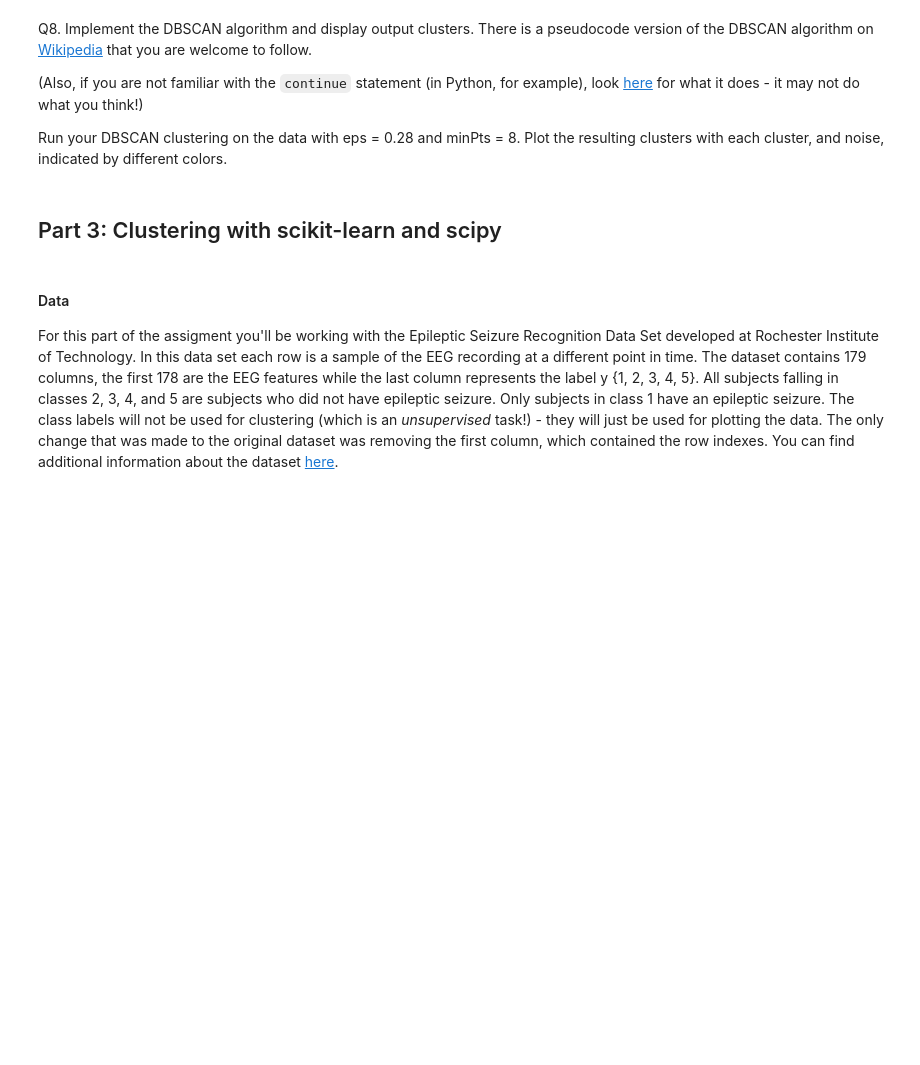
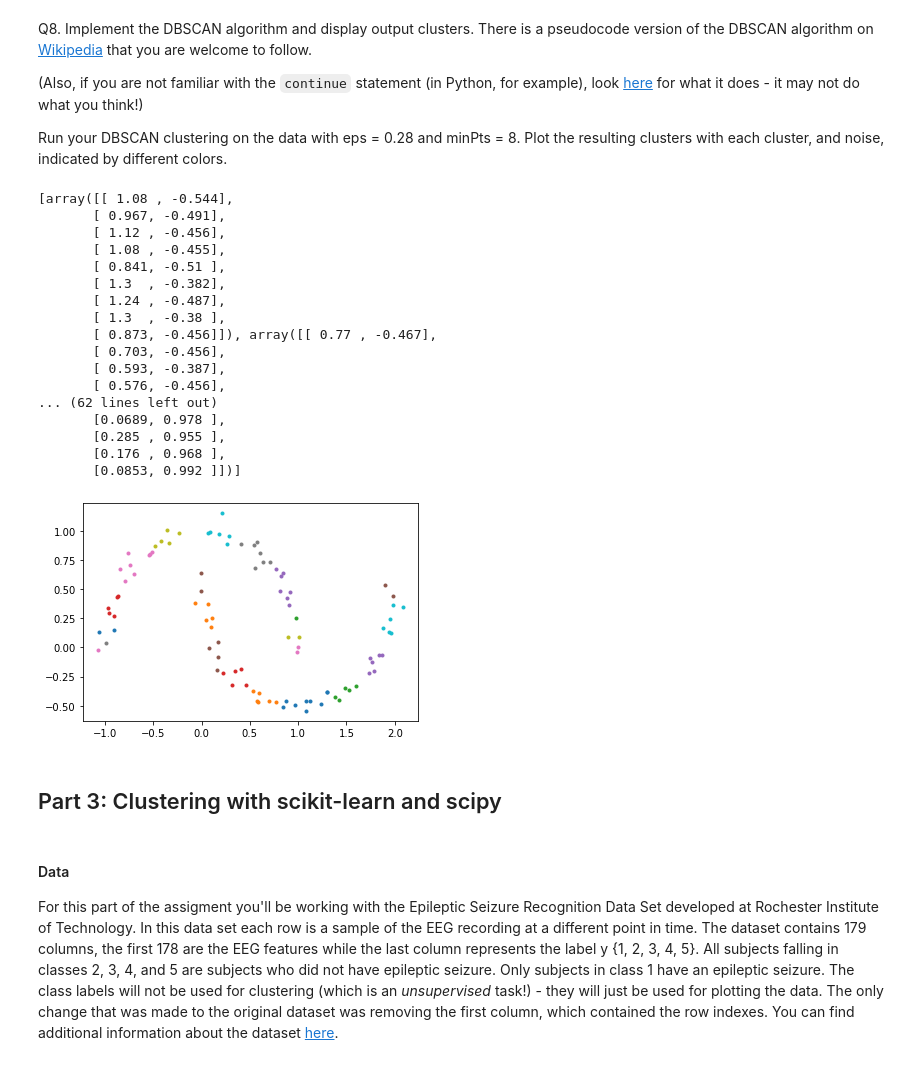
Before and after one commit to Tushar1729-k/clustering, a Jupyter notebook: HW4_Clustering.ipynb, the cells around one changed output. Saved outputs shown, nothing was run; the diff lists cells and outputs as text; code cells hidden in the pictures; blank space fills up the shorter version.

Commit message:
dbscan

```diff
--- a/HW4_Clustering.ipynb
+++ b/HW4_Clustering.ipynb
@@ -256,3 +269,79 @@ Run your DBSCAN clustering on the data with eps = 0.28 and minPts = 8. Plot the
+# %%
+# your code goes here
+labels = {}
+def dbscan(data, eps, minPts):
+  c = 0
+  for p in data:
+    if tuple(p) in labels: continue
+    n = range_query(data, p, eps)
+    if len(n) < minPts:
+      labels[tuple(p)] = 'noise'
+      continue
+    c = c + 1
+    labels[tuple(p)] = c
+    s = n.copy()
+    s.remove(tuple(p))
+    new_s = set()
+    for q in s:
+      # print(s, q)
+      if tuple(q) in labels and labels[tuple(q)] == 'noise': labels[q] = c
+      if q in labels: continue
+      labels[tuple(q)] = c
+      n = range_query(data, q, eps)
+      if len(n) >= minPts:
+        new_s.add(tuple(n))
+    new_s.update(s)
+
+def range_query(data, q, eps):
+  n = set()
+  for p in data:
+    if distance.euclidean(q, p) <= eps:
+      n.add(tuple(p))
+
+  return n
+
+dbscan(data, 0.28, 8)
+# print(labels)
+result = []
+list_of_clusters = []
+cluster = []
+firstCluster = next(iter(labels.items()))[1]
+for k, v in labels.items():
+  clusterNum = v
+  if clusterNum == firstCluster:
+    cluster.append(k)
+  else:
+    firstCluster = clusterNum
+    list_of_clusters.append(cluster)
+    cluster = []
+    cluster.append(k)
+# print(list_of_clusters)
+for cluster in list_of_clusters:
+  dataq8nd = np.array(cluster)
+  result.append(dataq8nd)
+
+print(result)
+for i in range(0, len(result)):
+  plt.scatter(result[i][:,0], result[i][:,1], marker='.')
+# %% [output]
+[array([[ 1.08 , -0.544],
+       [ 0.967, -0.491],
+       [ 1.12 , -0.456],
+       [ 1.08 , -0.455],
+       [ 0.841, -0.51 ],
+       [ 1.3  , -0.382],
+       [ 1.24 , -0.487],
+       [ 1.3  , -0.38 ],
+       [ 0.873, -0.456]]), array([[ 0.77 , -0.467],
+       [ 0.703, -0.456],
+       [ 0.593, -0.387],
+       [ 0.576, -0.456],
+... (62 lines left out)
+       [0.0689, 0.978 ],
+       [0.285 , 0.955 ],
+       [0.176 , 0.968 ],
+       [0.0853, 0.992 ]])]
+[figure, added]
 # %% [markdown]
 ## Part 3: Clustering with scikit-learn and scipy
 # %% [markdown]
```
Also changed, not shown: parts of 9 cells of this notebook, 1 other file.
